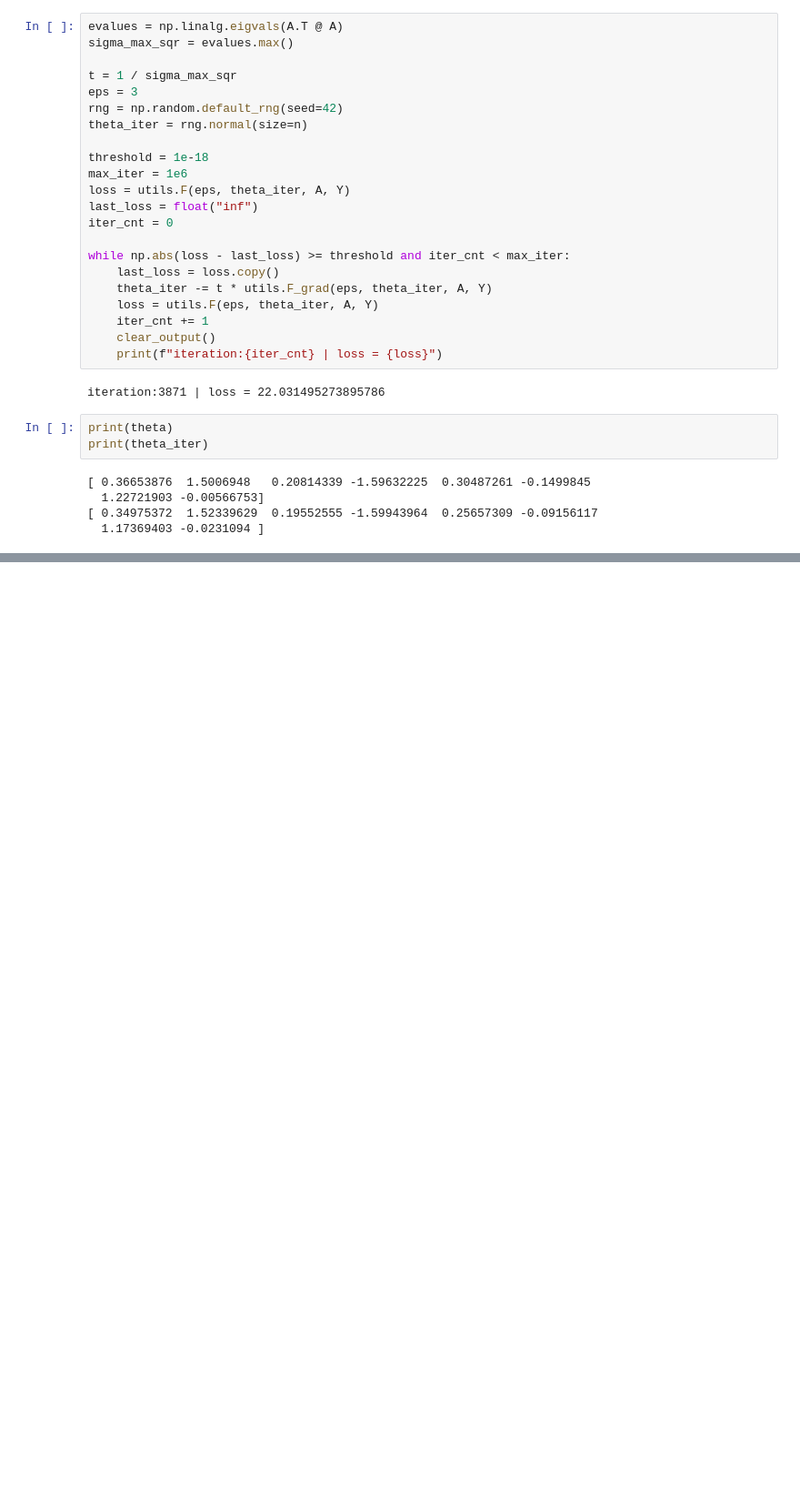
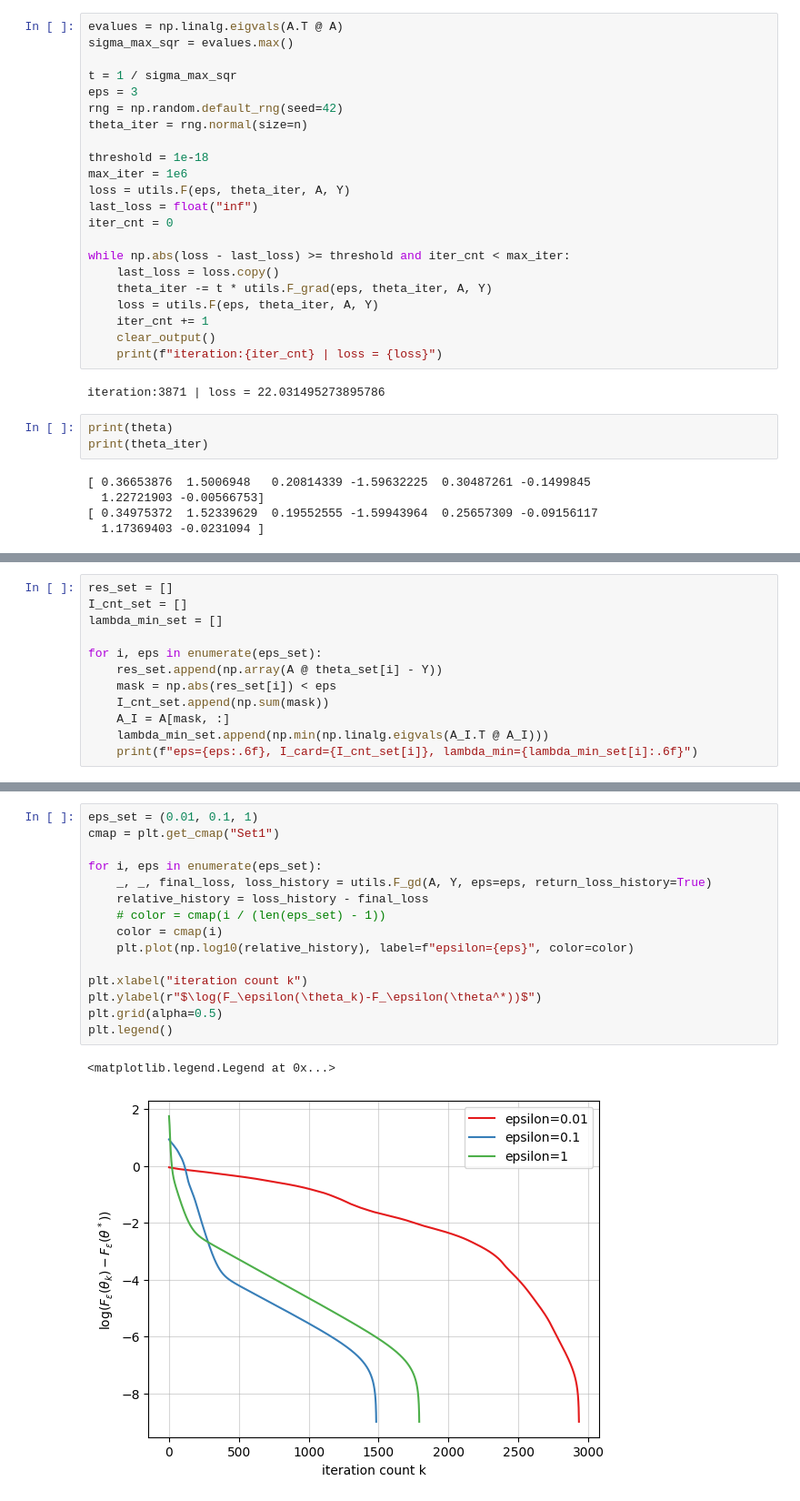
Before and after one commit to Deuter1um/OptimCW26_27, a Jupyter notebook: notebooks/part1.ipynb, the cells around one changed output, grey strips where cells are left out. Shown at 91% size. Cells and saved outputs as stored; diff of their text form; blank space fills up the shorter version.

```diff
--- a/notebooks/part1.ipynb
+++ b/notebooks/part1.ipynb
@@ -165,0 +226,12 @@ plt.grid(alpha=0.5)
+# %%
+res_set = []
+I_cnt_set = []
+lambda_min_set = []
+
+for i, eps in enumerate(eps_set):
+    res_set.append(np.array(A @ theta_set[i] - Y))
+    mask = np.abs(res_set[i]) < eps
+    I_cnt_set.append(np.sum(mask))
+    A_I = A[mask, :]
+    lambda_min_set.append(np.min(np.linalg.eigvals(A_I.T @ A_I)))
+    print(f"eps={eps:.6f}, I_card={I_cnt_set[i]}, lambda_min={lambda_min_set[i]:.6f}")
@@ -165,0 +248,18 @@ plt.grid(alpha=0.5)
+# %%
+eps_set = (0.01, 0.1, 1)
+cmap = plt.get_cmap("Set1")
+
+for i, eps in enumerate(eps_set):
+    _, _, final_loss, loss_history = utils.F_gd(A, Y, eps=eps, return_loss_history=True)
+    relative_history = loss_history - final_loss
+    # color = cmap(i / (len(eps_set) - 1))
+    color = cmap(i)
+    plt.plot(np.log10(relative_history), label=f"epsilon={eps}", color=color)
+
+plt.xlabel("iteration count k")
+plt.ylabel(r"$\log(F_\epsilon(\theta_k)-F_\epsilon(\theta^*))$")
+plt.grid(alpha=0.5)
+plt.legend()
+# %% [output]
+<matplotlib.legend.Legend at 0x...>
+[figure, added]
```
Also changed, not shown: parts of 6 cells of this notebook, 6 other files.
